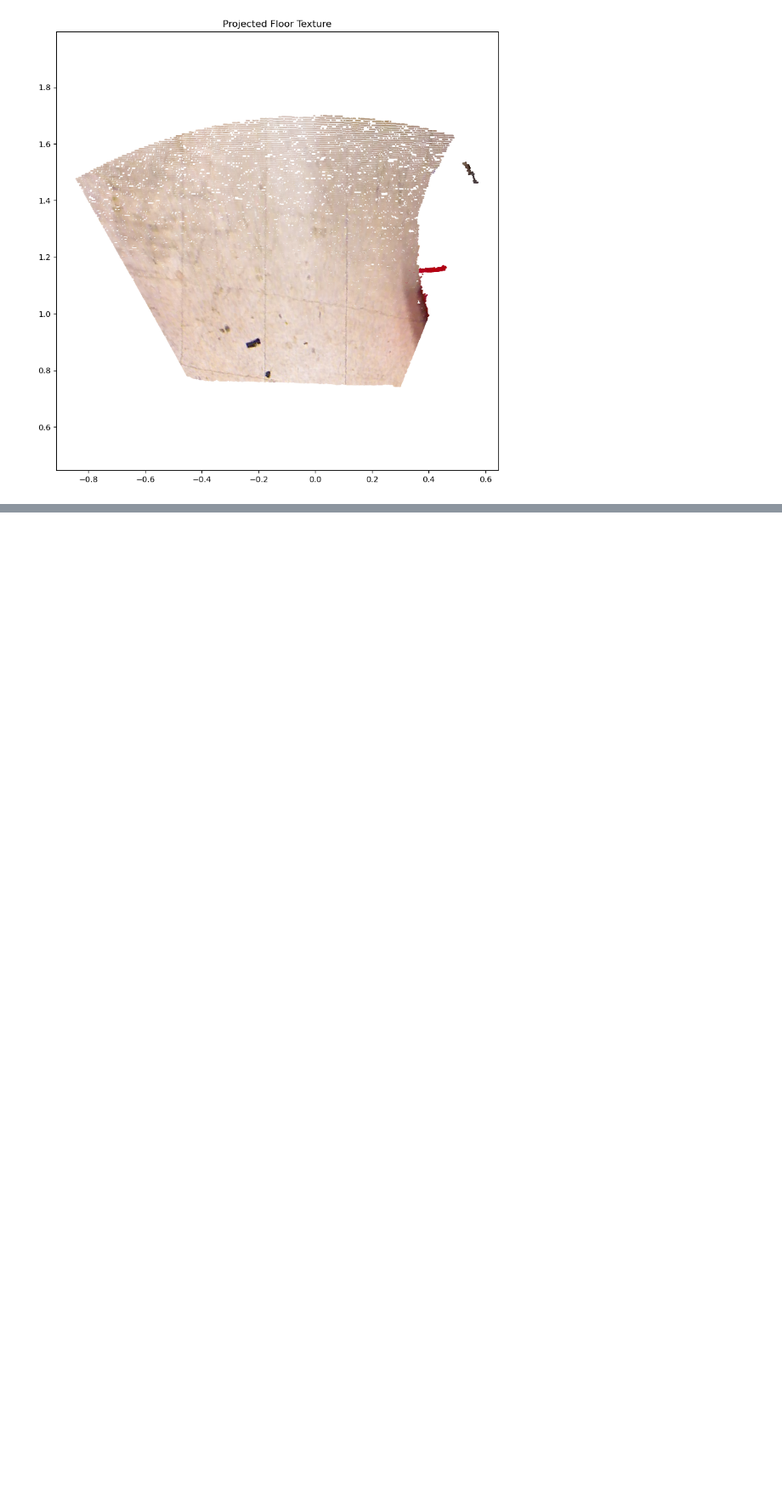
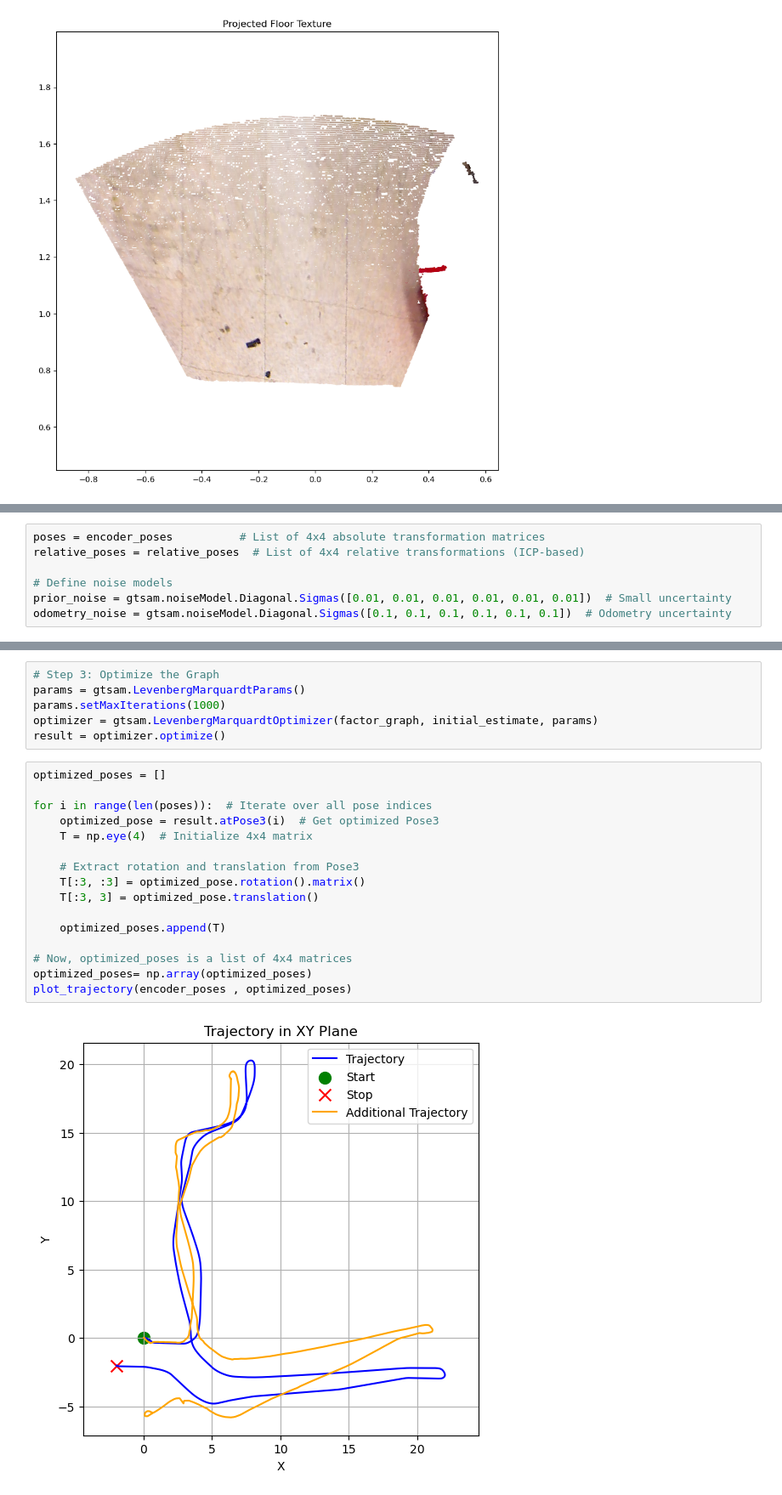
Before and after one commit to bharathraam29/SLAM_and_ICP, a Jupyter notebook: code/24_feb_scratch.ipynb, the cells around one changed output, grey strips where cells are left out. Shown at 85% size. Drawn from its saved outputs; the diff is of its cells as text; blank space fills up the shorter version.

```diff
--- a/code/24_feb_scratch.ipynb
+++ b/code/24_feb_scratch.ipynb
@@ -488,0 +488,7 @@ plt.imshow(TEXTURE_MAP['map'], cmap='gray')
+# %%
+poses = encoder_poses          # List of 4x4 absolute transformation matrices
+relative_poses = relative_poses  # List of 4x4 relative transformations (ICP-based)
+
+# Define noise models
+prior_noise = gtsam.noiseModel.Diagonal.Sigmas([0.01, 0.01, 0.01, 0.01, 0.01, 0.01])  # Small uncertainty
+odometry_noise = gtsam.noiseModel.Diagonal.Sigmas([0.1, 0.1, 0.1, 0.1, 0.1, 0.1])  # Odometry uncertainty
@@ -488,0 +572,24 @@ plt.imshow(TEXTURE_MAP['map'], cmap='gray')
+# %%
+# Step 3: Optimize the Graph
+params = gtsam.LevenbergMarquardtParams()
+params.setMaxIterations(1000)
+optimizer = gtsam.LevenbergMarquardtOptimizer(factor_graph, initial_estimate, params)
+result = optimizer.optimize()
+# %%
+optimized_poses = []
+
+for i in range(len(poses)):  # Iterate over all pose indices
+    optimized_pose = result.atPose3(i)  # Get optimized Pose3
+    T = np.eye(4)  # Initialize 4x4 matrix
+
+    # Extract rotation and translation from Pose3
+    T[:3, :3] = optimized_pose.rotation().matrix()
+    T[:3, 3] = optimized_pose.translation()
+
+    optimized_poses.append(T)
+
+# Now, optimized_poses is a list of 4x4 matrices
+optimized_poses= np.array(optimized_poses)
+plot_trajectory(encoder_poses , optimized_poses)
+# %% [output]
+[figure, added]
```
Also changed, not shown: parts of 18 cells of this notebook, 1 other file.
